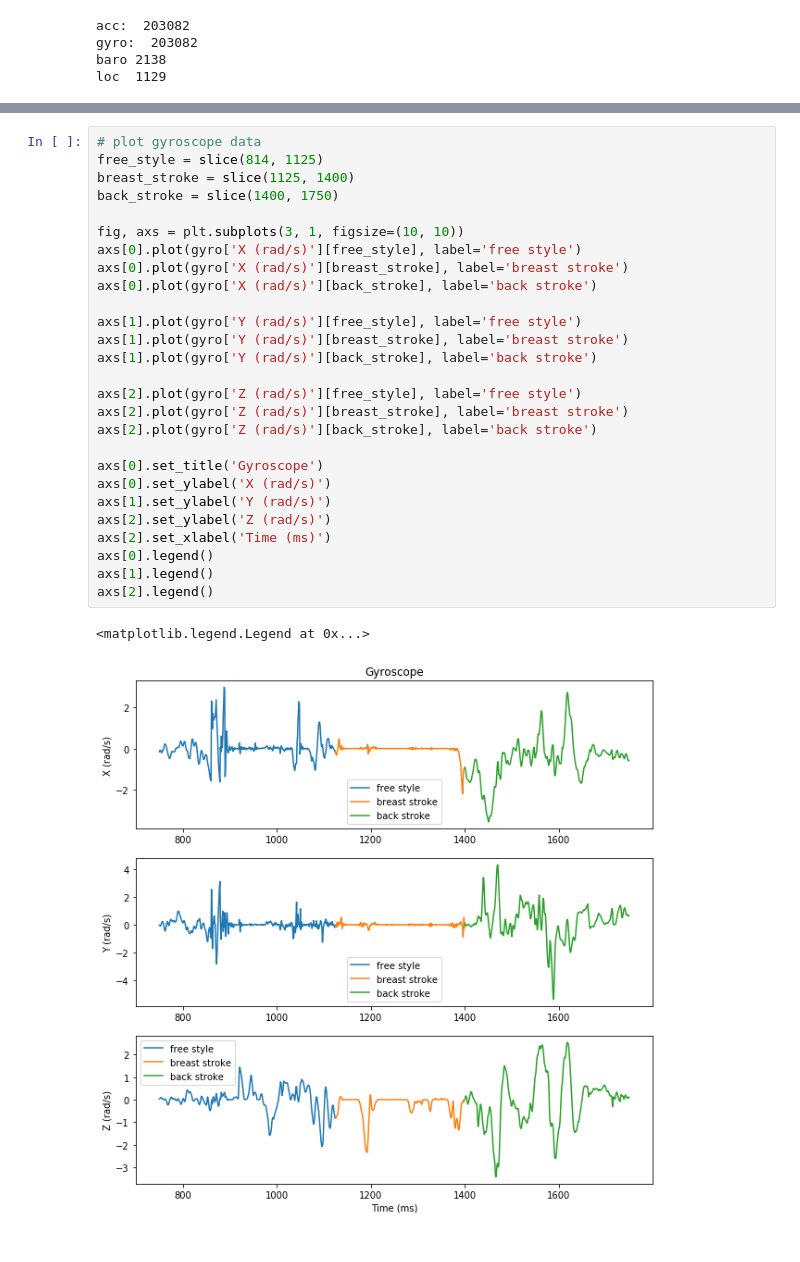
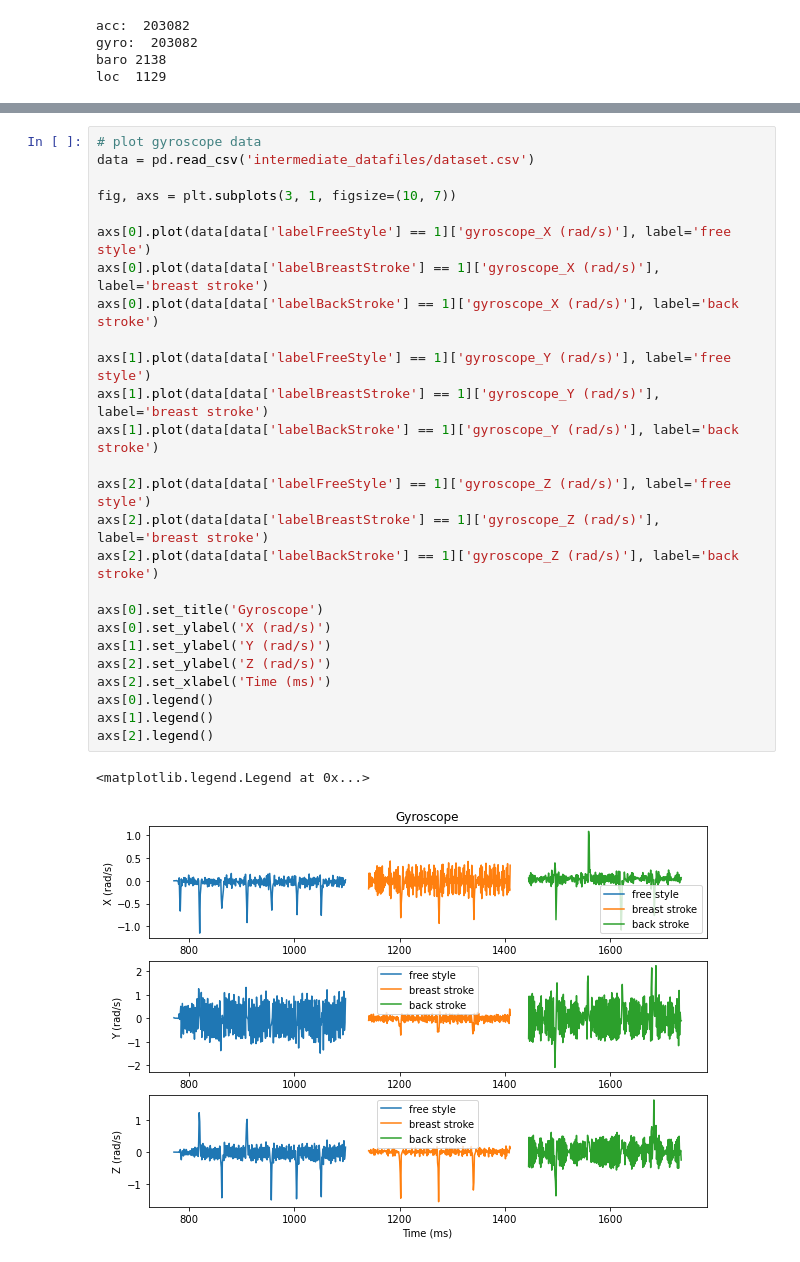
Before and after one commit to rohanzonneveld/ML4QS, a Jupyter notebook: Assignment/Exploration.ipynb, the cells around one changed output, grey strips where cells are left out. Drawn from its saved outputs; the diff is of its cells as text.

Commit message:
New plots for dataset

```diff
--- a/Assignment/Exploration.ipynb
+++ b/Assignment/Exploration.ipynb
@@ -65,30 +60,29 @@ Name: Time (s), dtype: float64
 # %%
 # plot gyroscope data
-free_style = slice(814, 1125)
-breast_stroke = slice(1125, 1400)
-back_stroke = slice(1400, 1750)
+data = pd.read_csv('intermediate_datafiles/dataset.csv')
 
-fig, axs = plt.subplots(3, 1, figsize=(10, 10))
-axs[0].plot(gyro['X (rad/s)'][free_style], label='free style')
-axs[0].plot(gyro['X (rad/s)'][breast_stroke], label='breast stroke')
-axs[0].plot(gyro['X (rad/s)'][back_stroke], label='back stroke')
+fig, axs = plt.subplots(3, 1, figsize=(10, 7))
 
-axs[1].plot(gyro['Y (rad/s)'][free_style], label='free style')
-axs[1].plot(gyro['Y (rad/s)'][breast_stroke], label='breast stroke')
-axs[1].plot(gyro['Y (rad/s)'][back_stroke], label='back stroke')
+axs[0].plot(data[data['labelFreeStyle'] == 1]['gyroscope_X (rad/s)'], label='free style')
+axs[0].plot(data[data['labelBreastStroke'] == 1]['gyroscope_X (rad/s)'], label='breast stroke')
+axs[0].plot(data[data['labelBackStroke'] == 1]['gyroscope_X (rad/s)'], label='back stroke')
 
-axs[2].plot(gyro['Z (rad/s)'][free_style], label='free style')
-axs[2].plot(gyro['Z (rad/s)'][breast_stroke], label='breast stroke')
-axs[2].plot(gyro['Z (rad/s)'][back_stroke], label='back stroke')
+axs[1].plot(data[data['labelFreeStyle'] == 1]['gyroscope_Y (rad/s)'], label='free style')
+axs[1].plot(data[data['labelBreastStroke'] == 1]['gyroscope_Y (rad/s)'], label='breast stroke')
+axs[1].plot(data[data['labelBackStroke'] == 1]['gyroscope_Y (rad/s)'], label='back stroke')
+
+axs[2].plot(data[data['labelFreeStyle'] == 1]['gyroscope_Z (rad/s)'], label='free style')
+axs[2].plot(data[data['labelBreastStroke'] == 1]['gyroscope_Z (rad/s)'], label='breast stroke')
+axs[2].plot(data[data['labelBackStroke'] == 1]['gyroscope_Z (rad/s)'], label='back stroke')
 
 axs[0].set_title('Gyroscope')
 axs[0].set_ylabel('X (rad/s)')
 axs[1].set_ylabel('Y (rad/s)')
 axs[2].set_ylabel('Z (rad/s)')
 axs[2].set_xlabel('Time (ms)')
 axs[0].legend()
 axs[1].legend()
 axs[2].legend()
 # %% [output]
 <matplotlib.legend.Legend at 0x...>
-[figure, old version]
+[figure, new version]
```
Also changed, not shown: parts of 3 cells of this notebook.
